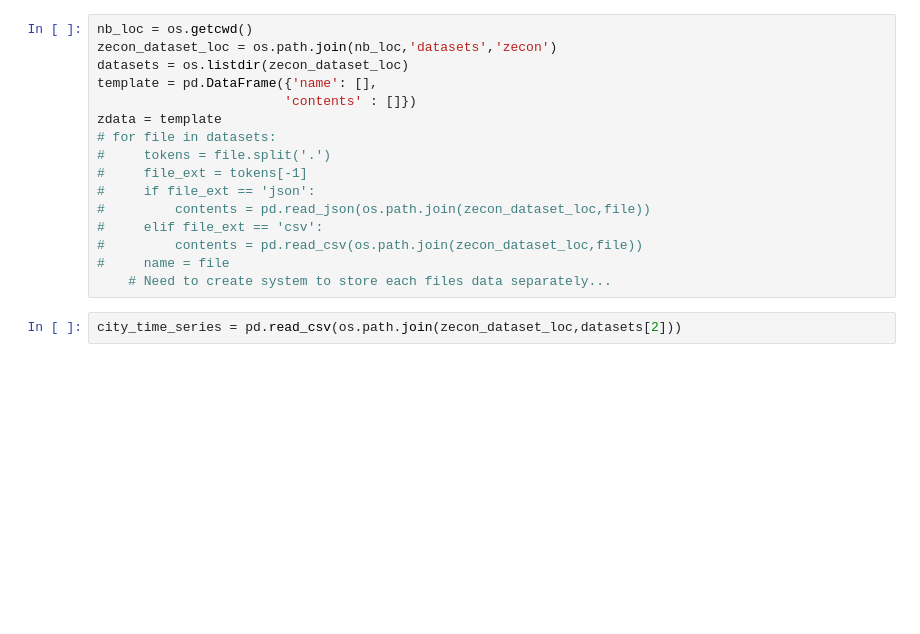
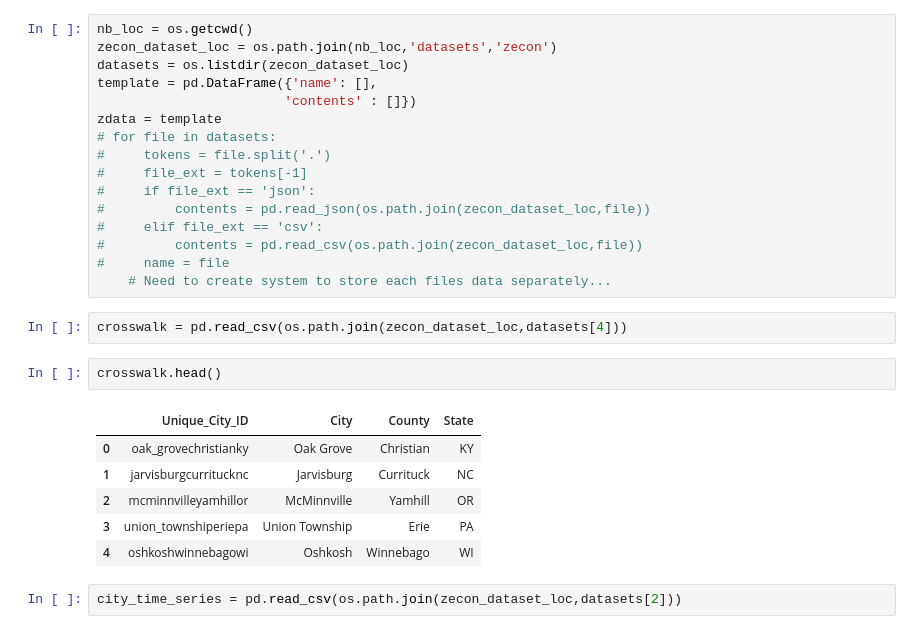
Before and after one commit to Priti001/Class_Project, a Jupyter notebook: Zillow_Explore_avl.ipynb, the cells around one changed output. Cells and saved outputs as stored; diff of their text form; blank space fills up the shorter version.

```diff
--- a/Zillow_Explore_avl.ipynb
+++ b/Zillow_Explore_avl.ipynb
@@ -23,5 +23,16 @@ zdata = template
 #         contents = pd.read_csv(os.path.join(zecon_dataset_loc,file))
 #     name = file
     # Need to create system to store each files data separately...
+# %%
+crosswalk = pd.read_csv(os.path.join(zecon_dataset_loc,datasets[4]))
+# %%
+crosswalk.head()
+# %% [output]
+|  | Unique_City_ID | City | County | State |
+| 0 | oak_grovechristianky | Oak Grove | Christian | KY |
+| 1 | jarvisburgcurritucknc | Jarvisburg | Currituck | NC |
+| 2 | mcminnvilleyamhillor | McMinnville | Yamhill | OR |
+| 3 | union_townshiperiepa | Union Township | Erie | PA |
+| 4 | oshkoshwinnebagowi | Oshkosh | Winnebago | WI |
 # %%
 city_time_series = pd.read_csv(os.path.join(zecon_dataset_loc,datasets[2]))
```
Also changed, not shown: parts of 2 cells of this notebook.
